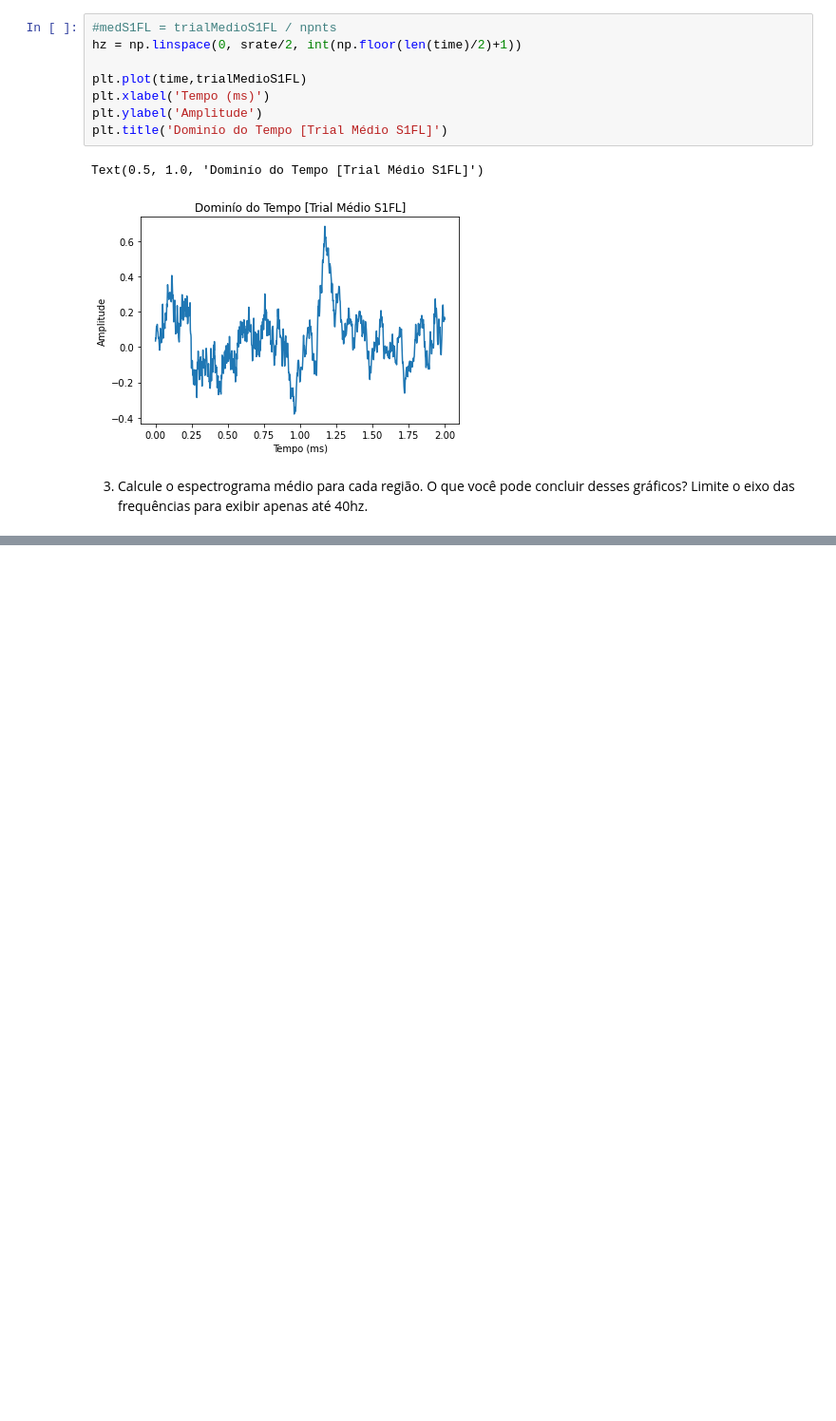
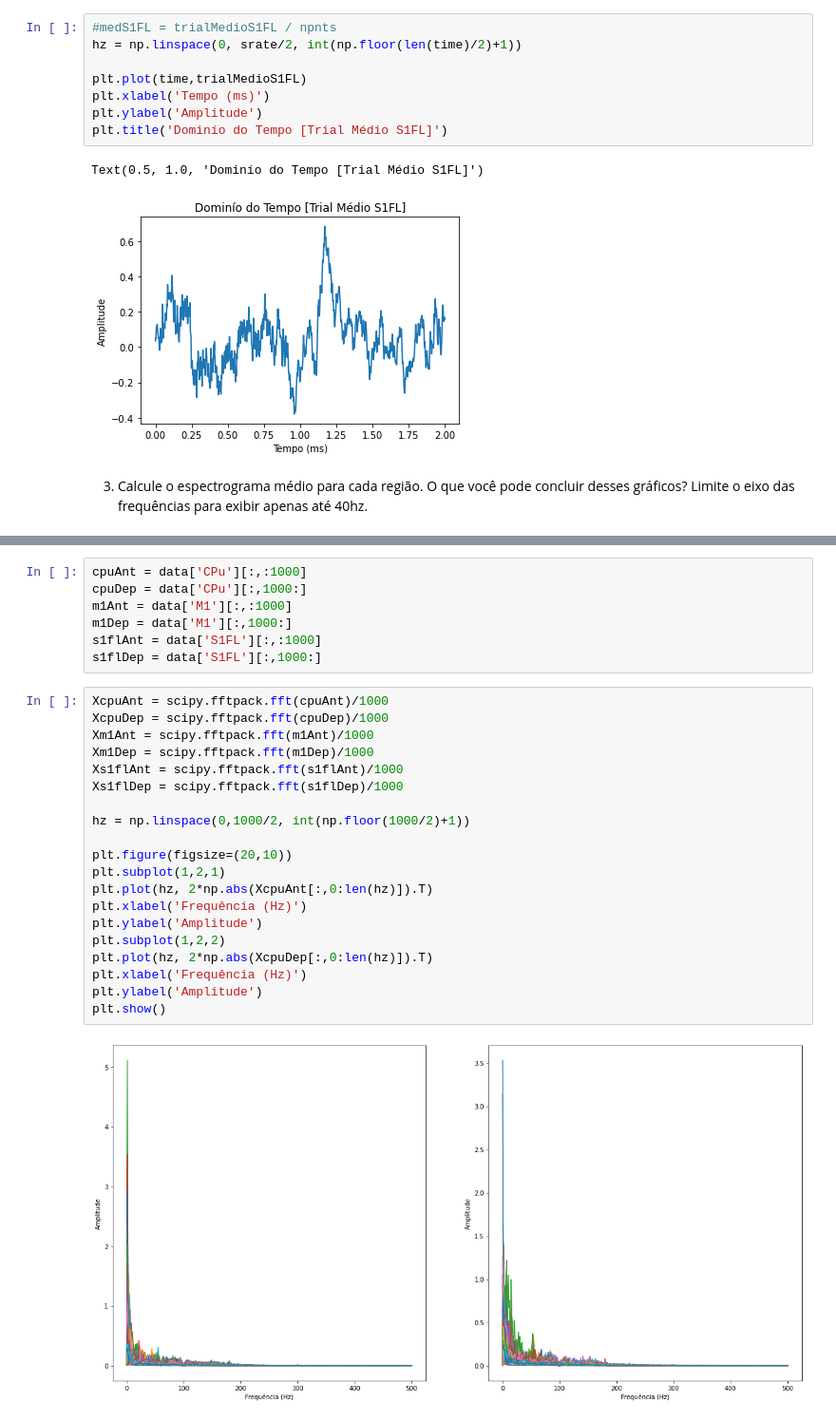
Before and after one commit to kellissonlima/proc-sinais-20212, a Jupyter notebook: Kellisson_Kayonário_de_Lima_Lista_2_Análise_Espectral.ipynb, the cells around one changed output, grey strips where cells are left out. Shown at 95% size. Saved outputs shown, nothing was run; the diff lists cells and outputs as text; blank space fills up the shorter version.

```diff
--- a/Kellisson_Kayonário_de_Lima_Lista_2_Análise_Espectral.ipynb
+++ b/Kellisson_Kayonário_de_Lima_Lista_2_Análise_Espectral.ipynb
@@ -156,0 +172,29 @@ Calule o espectro para cada trial, antes e depois do movimento e para cada regi
+# %%
+cpuAnt = data['CPu'][:,:1000]
+cpuDep = data['CPu'][:,1000:]
+m1Ant = data['M1'][:,:1000]
+m1Dep = data['M1'][:,1000:]
+s1flAnt = data['S1FL'][:,:1000]
+s1flDep = data['S1FL'][:,1000:]
+# %%
+XcpuAnt = scipy.fftpack.fft(cpuAnt)/1000
+XcpuDep = scipy.fftpack.fft(cpuDep)/1000
+Xm1Ant = scipy.fftpack.fft(m1Ant)/1000
+Xm1Dep = scipy.fftpack.fft(m1Dep)/1000
+Xs1flAnt = scipy.fftpack.fft(s1flAnt)/1000
+Xs1flDep = scipy.fftpack.fft(s1flDep)/1000
+
+hz = np.linspace(0,1000/2, int(np.floor(1000/2)+1))
+
+plt.figure(figsize=(20,10))
+plt.subplot(1,2,1)
+plt.plot(hz, 2*np.abs(XcpuAnt[:,0:len(hz)]).T)
+plt.xlabel('Frequência (Hz)')
+plt.ylabel('Amplitude')
+plt.subplot(1,2,2)
+plt.plot(hz, 2*np.abs(XcpuDep[:,0:len(hz)]).T)
+plt.xlabel('Frequência (Hz)')
+plt.ylabel('Amplitude')
+plt.show()
+# %% [output]
+[figure, added]
```
Also changed, not shown: parts of 16 cells of this notebook.
